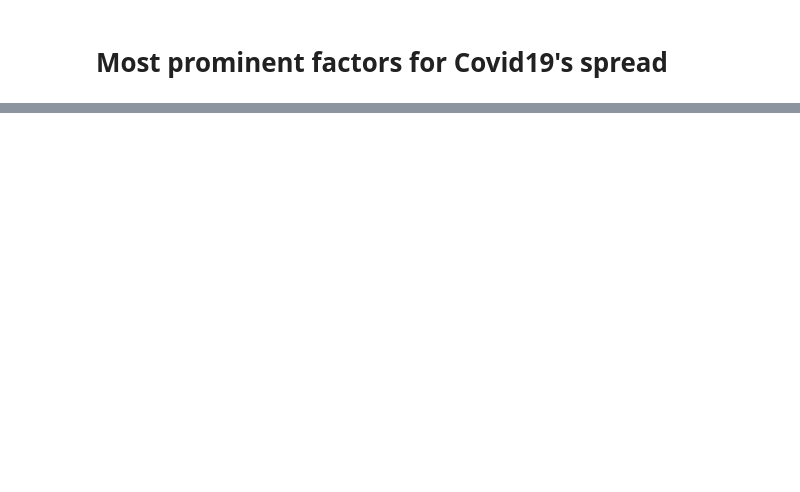
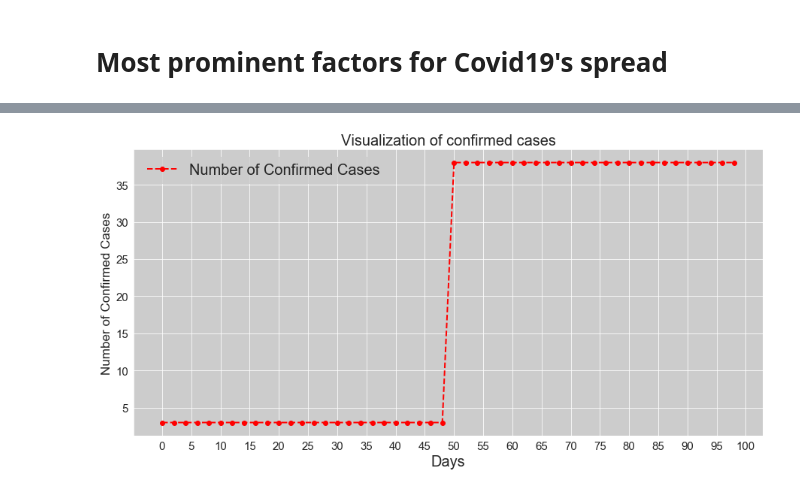
Before and after one commit to abhisheksaxena1998/project-covid19, a Jupyter notebook: Notebook.ipynb, the cells around one changed output, grey strips where cells are left out. Cells and saved outputs as stored; diff of their text form; code cells hidden in the pictures; blank space fills up the shorter version.

```diff
--- a/Notebook.ipynb
+++ b/Notebook.ipynb
@@ -199,6 +197,7 @@ from sklearn.externals import joblib
 
 
 loaded_model = joblib.load(filename)
-result = loaded_model.predict([[22,3,2020,30.4683,46,0,8,10,88,15.335942,287.1759,20.519999]])
-result[0]
+for i in range(0,10000,100):
+    result = loaded_model.predict([[21,3,2020,22.768301,84,0,0,i,0,4.1698194,26.565033,11.5199995]])
+    print (i,result[0])
 # %% [output]
@@ -205,0 +223,12 @@ result[0]
+# %%
+from sklearn.externals import joblib
+
+
+loaded_model = joblib.load(filename)
+index=[]
+res=[]
+for i in range(0,100,2):
+    index.append(i)
+    result = loaded_model.predict([[21,3,2020,23.2892,86,0,i,0,0,1.88373,8.1301,12.96]])
+    res.append(result[0])
+    print (i,result[0])
@@ -205,0 +273,17 @@ result[0]
+# %%
+
+
+fig, ax = plt.subplots(figsize=(15,7))
+ax.plot(index,res,color='red', marker='.', linestyle='dashed',linewidth=2, markersize=12,label="Number of Confirmed Cases")#
+
+plt.xticks(np.arange(0,105,5))
+#plt.yticks([0,500,1000,1500,2000,2500])
+
+ax.set_xlabel('Days',fontsize=20)
+ax.set_ylabel('Number of Confirmed Cases',fontsize=17)
+ax.set_title("Visualization of confirmed cases",fontsize=20)
+ax = plt.gca()
+ax.legend(prop={'size': 20})
+ax.tick_params(axis = 'both', which = 'major', labelsize = 15)
+# %% [output]
+[figure, added]
```
Also changed, not shown: parts of 15 cells of this notebook.
